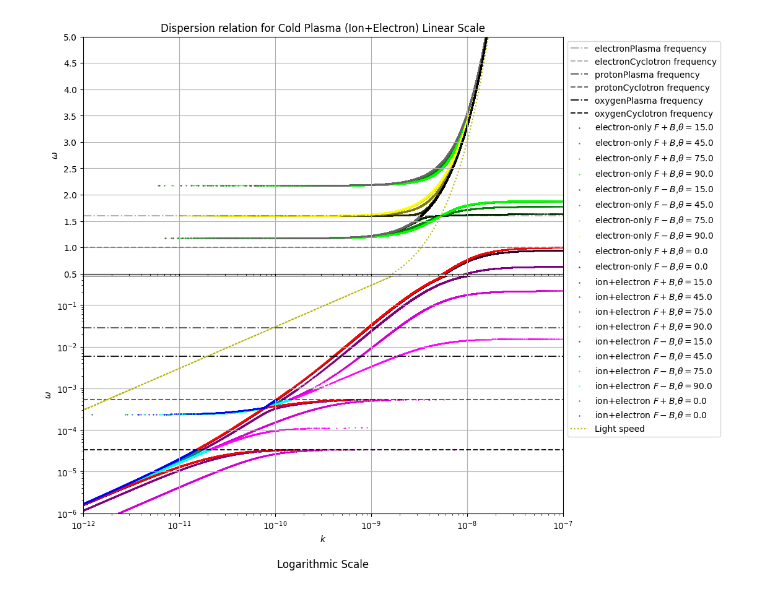
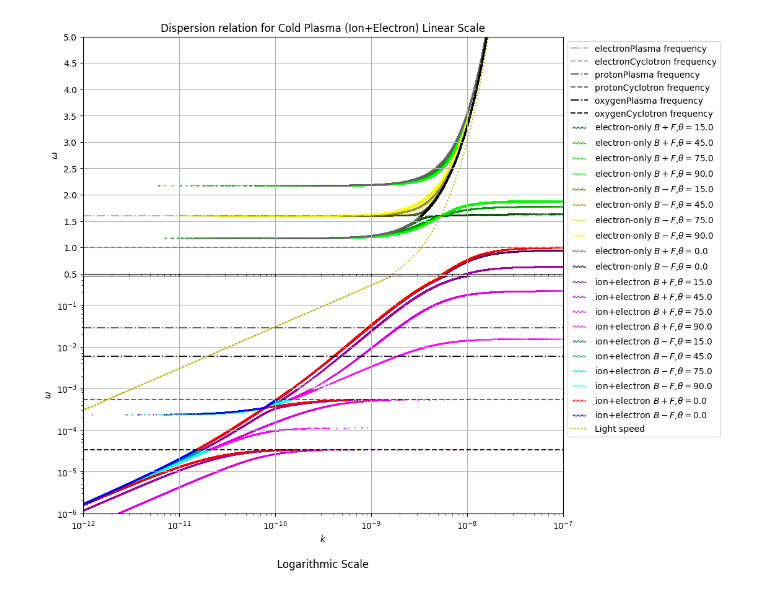
Before and after one commit to Butadiene/cold_plasma_dipassive, a Jupyter notebook: cold_plasma_分散関係_V2_only_final_code.ipynb, the cells around one changed output. Cells and saved outputs as stored; diff of their text form; code cells hidden in the pictures.

```diff
--- a/cold_plasma_分散関係_V2_only_final_code.ipynb
+++ b/cold_plasma_分散関係_V2_only_final_code.ipynb
@@ -4,6 +4,9 @@ import matplotlib.pyplot as plt
 # 並列化用ライブラリ、引数操作用ライブラリをインポート
 import multiprocessing
 from functools import partial
+
+#なお、電子は$\omega = 1 ~ 5$, イオンは$\omega = 1e-6 ~ 1$の範囲でプロットしていることに注意
+#主にみやすさのため
 
 #光速
 c = 3*10**8
@@ -194,7 +197,7 @@ def plot_disp(results, w, colors, ax, source):
       for result in results: # 各thetaごとに
         theta = result[4]
         color = colors[i]
-        colorpower = (theta/(np.pi/2))
+        colorpower = ((theta/(np.pi/2))+0.3)/1.3
         if(theta != 0):
            if(color == 'cyan'):
               color = (0,colorpower,colorpower)
@@ -205,9 +208,9 @@ def plot_disp(results, w, colors, ax, source):
            if(color == 'green'):
               color = (0,colorpower,0)
         if(i == 0):
-          ax.scatter(result[i], result[i+2], color=color, s= 0.3, label=source + " " + r'$F-B$,$\theta=$'+str(theta/np.pi*180))
+          ax.scatter(result[i], result[i+2], color=color, s= 0.3, label=source + " " + r'$B-F$,$\theta=$'+str(theta/np.pi*180))
         else:
-          ax.scatter(result[i], result[i+2], color=color, s= 0.3, label=source + " " + r'$F+B$,$\theta=$'+str(theta/np.pi*180))
+          ax.scatter(result[i], result[i+2], color=color, s= 0.3, label=source + " " + r'$B+F$,$\theta=$'+str(theta/np.pi*180))
 
 count = 0
 for element in elements.values():
@@ -221,33 +224,33 @@ for element in elements.values():
 
 color_map = {'theta_0': ('black', '0.4'), 'theta_not_0': ('yellow', 'green')}
 
 # 内包リストを使って、result[4]←theta が0のリストとそれを省いたリストを生成。
 plot_disp([result for result in results_electron if result[4] != 0], w, color_map['theta_not_0'], ax1, 'electron-only')
 plot_disp([result for result in results_electron if result[4] == 0], w, color_map['theta_0'], ax1, 'electron-only')
 plot_disp([result for result in results_electron if result[4] != 0], w, color_map['theta_not_0'], ax2, 'electron-only')
 plot_disp([result for result in results_electron if result[4] == 0], w, color_map['theta_0'], ax2, 'electron-only')
 
 color_map = {'theta_0': ('blue', 'red'), 'theta_not_0': ('cyan', 'magenta')}
 
 # 内包リストを使って、result[4]←theta が0のリストとそれを省いたリストを生成。
 plot_disp([result for result in results_ion if result[4] != 0], w, color_map['theta_not_0'], ax1, 'ion+electron')
 plot_disp([result for result in results_ion if result[4] == 0], w, color_map['theta_0'], ax1, 'ion+electron')
 plot_disp([result for result in results_ion if result[4] != 0], w, color_map['theta_not_0'], ax2, 'ion+electron')
 plot_disp([result for result in results_ion if result[4] == 0], w, color_map['theta_0'], ax2, 'ion+electron')
 
 
 plt.xlim(10**-12,10**-7)
 
 
 lightcol = (0.7,0.7,0.0)
 w1 = np.arange(0.0,5,10**-6)
 ax1.plot(w1/c,w1,linestyle='dotted',alpha=1.0,color=lightcol,label='Light speed')
 ax2.plot(w/c,w,linestyle='dotted',alpha=1.0,color=lightcol,label='Light speed')
-ax1.legend(loc='upper left', bbox_to_anchor=(1, 1))
-#ax2.legend(loc='upper left', bbox_to_anchor=(1, 1))
+ax1.legend(scatterpoints=10, loc='upper left', bbox_to_anchor=(1, 1))
+#ax2.legend(scatterpoints=10,loc='upper left', bbox_to_anchor=(1, 1))
 ax2.set_xlabel(r'$k$')
 ax1.set_ylabel(r'$\omega$')
 ax2.set_ylabel(r'$\omega$')
 fig.subplots_adjust(hspace=0.01)
 # %% [output]
-[figure, old version]
+[figure, new version]
```
Also changed, not shown: 1 other file.
